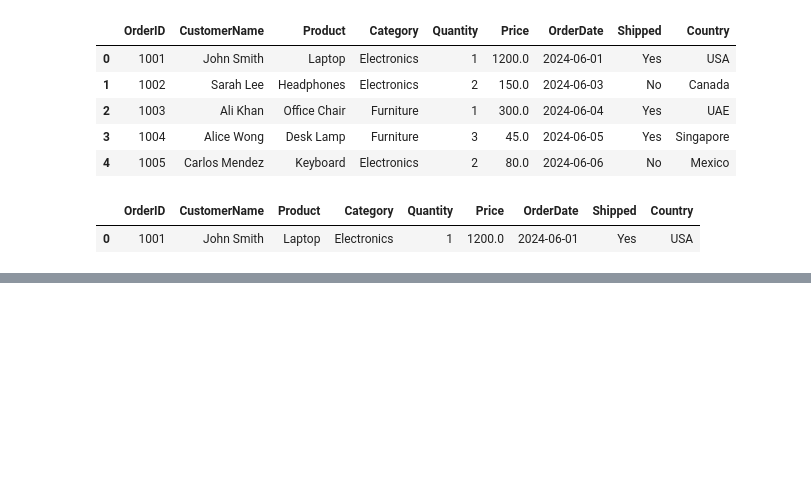
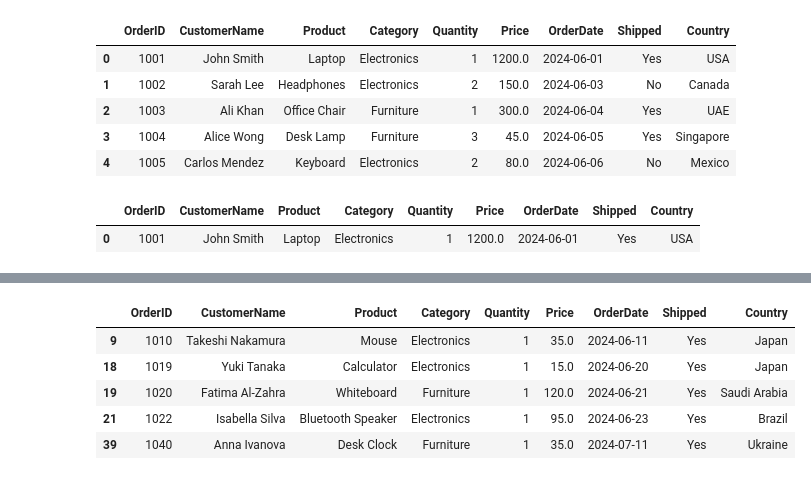
Before and after one commit to TJ-Projects3/Pandas-Practice, a Jupyter notebook: pandas.ipynb, the cells around one changed output, grey strips where cells are left out. Saved outputs shown, nothing was run; the diff lists cells and outputs as text; code cells hidden in the pictures; blank space fills up the shorter version.

```diff
--- a/pandas.ipynb
+++ b/pandas.ipynb
@@ -68,0 +144,9 @@ df[(df["Category"] == "Electronics") | (df["Country"] == "USA")] # This is a fil
+# %%
+df[df["CustomerName"].str.endswith("a")]
+# %% [output]
+|  | OrderID | CustomerName | Product | Category | Quantity | Price | OrderDate | Shipped | Country |
+| 9 | 1010 | Takeshi Nakamura | Mouse | Electronics | 1 | 35.0 | 2024-06-11 | Yes | Japan |
+| 18 | 1019 | Yuki Tanaka | Calculator | Electronics | 1 | 15.0 | 2024-06-20 | Yes | Japan |
+| 19 | 1020 | Fatima Al-Zahra | Whiteboard | Furniture | 1 | 120.0 | 2024-06-21 | Yes | Saudi Arabia |
+| 21 | 1022 | Isabella Silva | Bluetooth Speaker | Electronics | 1 | 95.0 | 2024-06-23 | Yes | Brazil |
+| 39 | 1040 | Anna Ivanova | Desk Clock | Furniture | 1 | 35.0 | 2024-07-11 | Yes | Ukraine |
```
Also changed, not shown: parts of 9 cells of this notebook, 1 other file.
